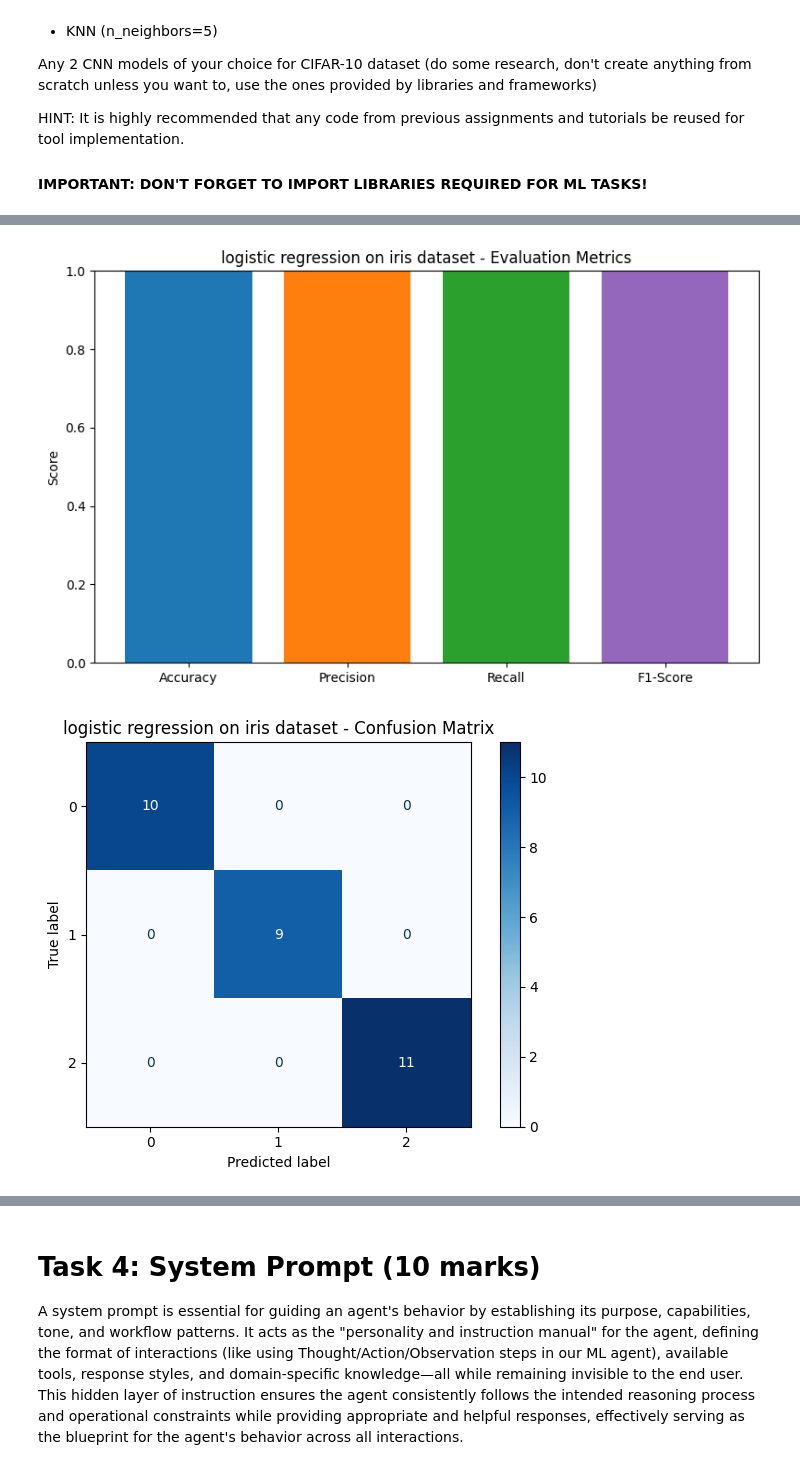
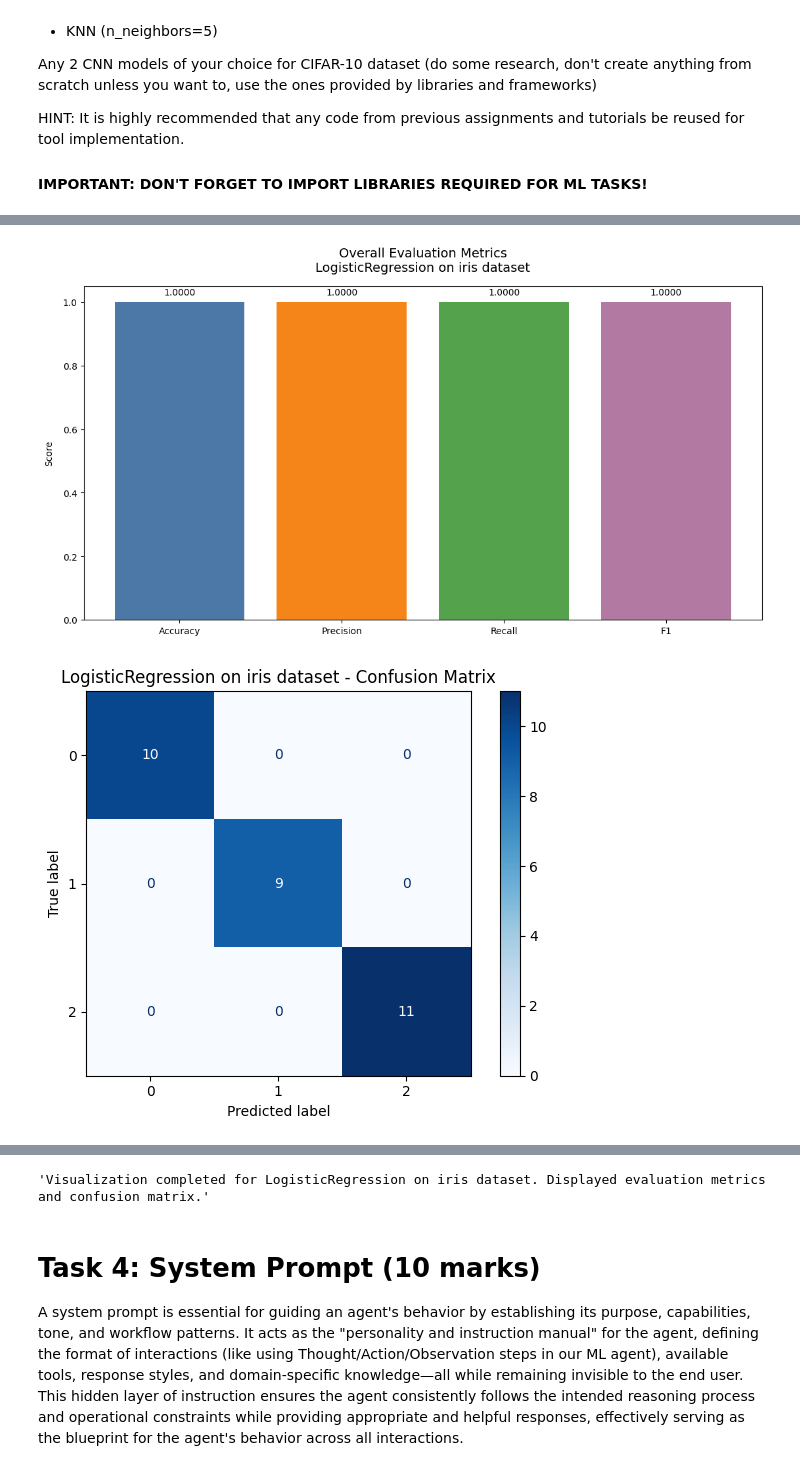
Before and after one commit to SajaFawagreh/SYSC4415, a Jupyter notebook: W2026/Assignments/A3/SYSC4415_W26_A3_v2.ipynb, the cells around one changed output, grey strips where cells are left out. Saved outputs shown, nothing was run; the diff lists cells and outputs as text; code cells hidden in the pictures.

```diff
--- a/W2026/Assignments/A3/SYSC4415_W26_A3_v2.ipynb
+++ b/W2026/Assignments/A3/SYSC4415_W26_A3_v2.ipynb
@@ -907,66 +843,76 @@ F1-Score:  0.9852
 
 from sklearn.metrics import confusion_matrix, ConfusionMatrixDisplay
 
-def visualize_results(model_name=None, dataset_name=None):
-    if isinstance(model_name, dict):
-        tool_input = model_name
-        model_name = tool_input.get("model_name")
-        dataset_name = tool_input.get("dataset_name")
+def visualize_results():
+    evaluation_info = SHARED_STATE.get("evaluation_result")
 
-    if model_name is None or dataset_name is None:
-        return {"error": f"Received: model_name={model_name}, dataset_name={dataset_name}"}
+    if not evaluation_info:
+        return {"error": "No evaluation results found in shared memory. Evaluate a model first."}
 
-    dataset_name = dataset_name.lower()
-    model_name = model_name.lower()
-
-    key = (dataset_name, model_name)
-
-    if key not in evaluation_results:
-        return {"error": f"No evaluation results found for {model_name} on {dataset_name}. Run evaluate_model first."}
-
-    result = evaluation_results[key]
+    dataset_name = evaluation_info["dataset_name"]
+    model_name = evaluation_info["model_name"]
+    result = evaluation_info
 
     accuracy = result["accuracy"]
     precision = result["precision"]
     recall = result["recall"]
     f1 = result["f1"]
     y_true = result["y_true"]
     y_pred = result["y_pred"]
 
     # Graph 1: Metrics bar chart
-    metric_names = ["Accuracy", "Precision", "Recall", "F1-Score"]
+    metric_names = ["Accuracy", "Precision", "Recall", "F1"]
     metric_values = [accuracy, precision, recall, f1]
-    colors = ["#1f77b4", "#ff7f0e", "#2ca02c", "#9467bd"]
 
-    plt.figure(figsize=(8, 5))
-    plt.bar(metric_names, metric_values, color=colors)
-    plt.title(f"{model_name} on {dataset_name} - Evaluation Metrics")
-    plt.ylabel("Score")
-    plt.ylim(0, 1)
-    plt.tight_layout()
+    fig, ax = plt.subplots(figsize=(11, 6), constrained_layout=True)
+
+    bars = ax.bar(
+        metric_names,
+        metric_values,
+        color=["#4C78A8", "#F58518", "#54A24B", "#B279A2"]
+    )
+
+    ax.set_ylim(0, 1.05)
+    ax.set_ylabel("Score", labelpad=10)
+    ax.set_title(
+        f"Overall Evaluation Metrics\n{model_name} on {dataset_name}",
+        pad=16,
+        fontsize=14
+    )
+
+    for bar, value in zip(bars, metric_values):
+        ax.text(
+            bar.get_x() + bar.get_width() / 2,
+            value + 0.015,
+            f"{value:.4f}",
+            ha="center",
+            va="bottom",
+            fontsize=10
+        )
+
+    plt.xticks(rotation=0)
     plt.show()
 
     print("\n")
 
     # Graph 2: Confusion Matrix
     cm = confusion_matrix(y_true, y_pred)
 
     disp = ConfusionMatrixDisplay(confusion_matrix=cm)
     disp.plot(cmap="Blues", values_format="d")
     plt.title(f"{model_name} on {dataset_name} - Confusion Matrix")
     plt.tight_layout()
     plt.show()
 
     print("\n")
 
+    return (
+        f"Visualization completed for {model_name} on {dataset_name}. "
+        f"Displayed evaluation metrics and confusion matrix."
+    )
+
 # Iris (Logistic)
-visualize_results("logistic regression", "iris dataset")
-
-# Penguins (Decision Tree)
-visualize_results("decision tree", "penguins dataset")
-
-# Penguins (KNN)
-visualize_results("knn", "penguins dataset")
+visualize_results()
 # %% [output]
-[figure, old version]
+[figure, new version]
-[figure, old version]
+[figure, new version]
@@ -977,3 +919,4 @@ visualize_results("knn", "penguins dataset")
+'Visualization completed for LogisticRegression on iris dataset. Displayed evaluation metrics and confusion matrix.'
 # %%
 # Q3g (5 marks) Now Provide JSON Schema That Helps LLM Understand your tools, make sure it is valid JSON:
 
```
Also changed, not shown: parts of 12 cells of this notebook.
